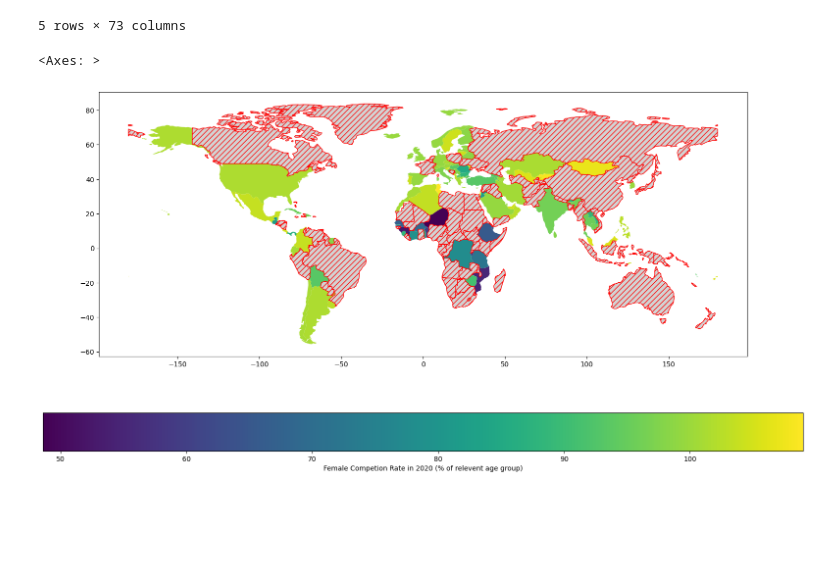
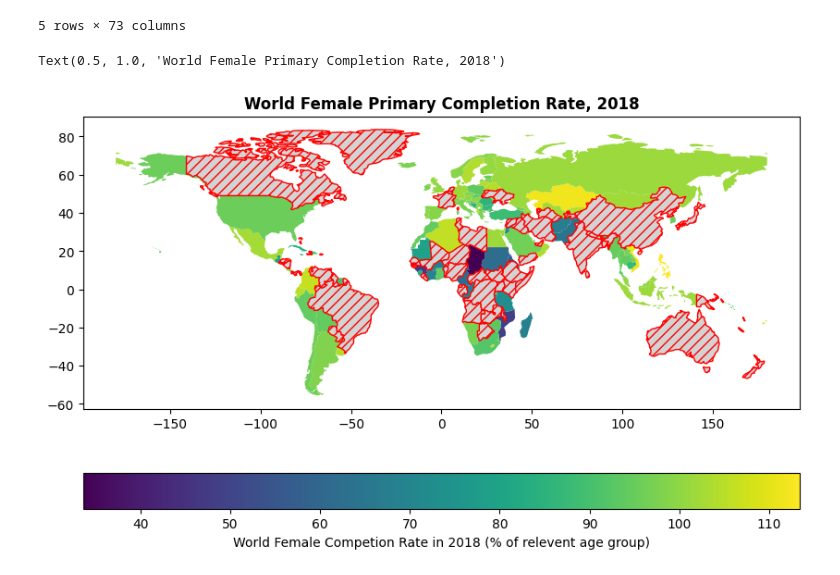
Before and after one commit to HongjunQian/data_project_2023, a Jupyter notebook: Data_project.ipynb, the cells around one changed output. Cells and saved outputs as stored; diff of their text form; code cells hidden in the pictures; blank space fills up the shorter version.

```diff
--- a/Data_project.ipynb
+++ b/Data_project.ipynb
@@ -109,16 +154,19 @@ merged_df.head()
 5 rows × 73 columns
 # %%
 merged_df.plot(
-    column="2020",
+    column="2018",
+    figsize=(10, 6),
     legend=True,
     missing_kwds={
         "color": "lightgrey",
         "edgecolor": "red",
         "hatch": "///",
         "label": "Missing values",
     },
-    legend_kwds={"label": "Female Competion Rate in 2020 (% of relevent age group)", "orientation": "horizontal"}
+    legend_kwds={"label": "World Female Competion Rate in 2018 (% of relevent age group)", "orientation": "horizontal"}
     )
+
+plt.title("World Female Primary Completion Rate, 2018", weight="bold")
 # %% [output]
-<Axes: >
+Text(0.5, 1.0, 'World Female Primary Completion Rate, 2018')
-[figure, old version]
+[figure, new version]
```
Also changed, not shown: parts of 13 cells of this notebook.
